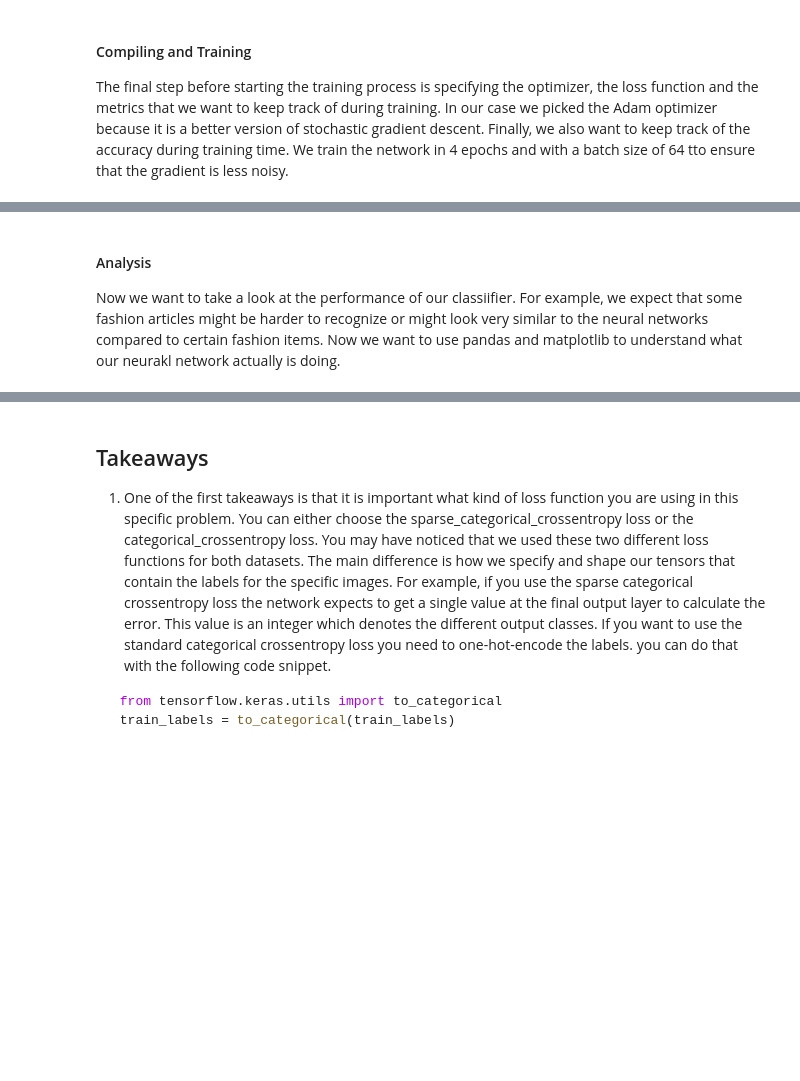
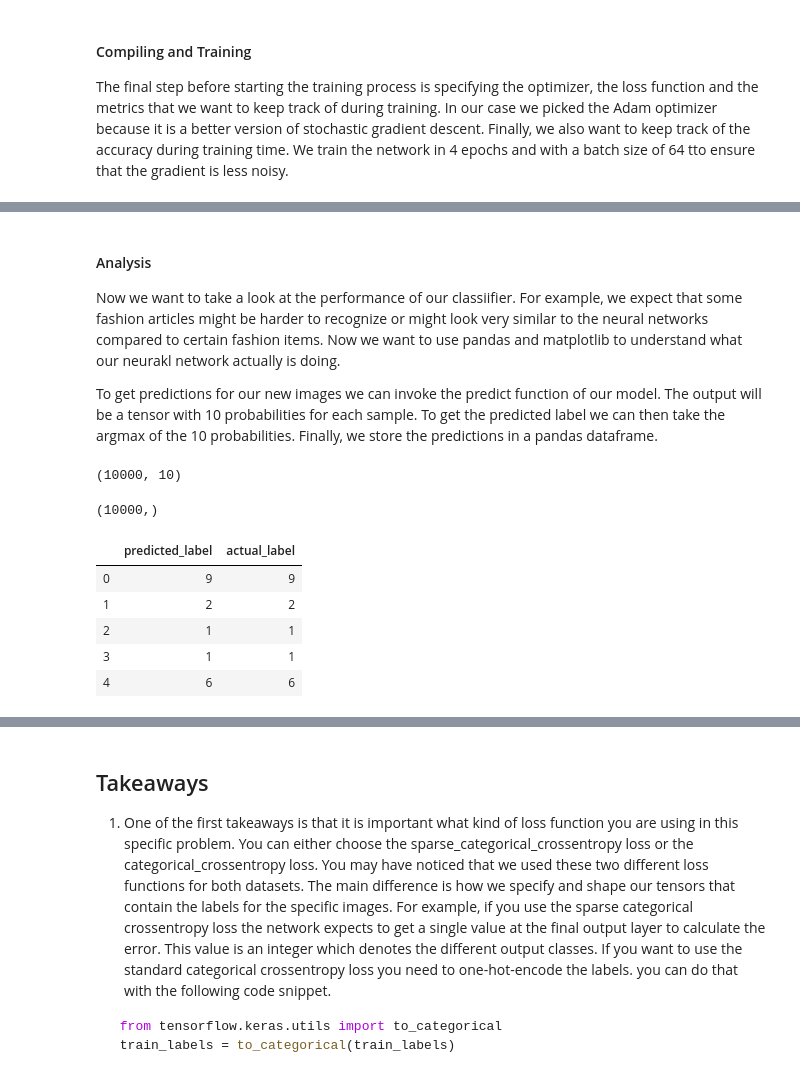
Before and after one commit to Lukas-Justen/Machine-Learning-Tutorials, a Jupyter notebook: 01_MNIST/Exploration.ipynb, the cells around one changed output, grey strips where cells are left out. Cells and saved outputs as stored; diff of their text form; code cells hidden in the pictures; blank space fills up the shorter version.

```diff
--- a/01_MNIST/Exploration.ipynb
+++ b/01_MNIST/Exploration.ipynb
@@ -109,3 +111,5 @@ Test accuracy: 0.9156
 # %% [markdown]
 #### Analysis
 Now we want to take a look at the performance of our classiifier. For example, we expect that some fashion articles might be harder to recognize or might look very similar to the neural networks compared to certain fashion items. Now we want to use pandas and matplotlib to understand what our neurakl network actually is doing.
+
+To get predictions for our new images we can invoke the predict function of our model. The output will be a tensor with 10 probabilities for each sample. To get the predicted label we can then take the argmax of the 10 probabilities. Finally, we store the predictions in a pandas dataframe.
@@ -113,0 +116,22 @@ Now we want to take a look at the performance of our classiifier. For example, w
+# %%
+predicted_labels = model.predict(test_images)
+predicted_labels.shape
+# %% [output]
+(10000, 10)
+# %%
+predictions = np.argmax(predicted_labels, axis=1)
+predictions.shape
+# %% [output]
+(10000,)
+# %%
+results = pd.DataFrame()
+results["predicted_label"] = predictions
+results["actual_label"] = test_labels
+results.head()
+# %% [output]
+|  | predicted_label | actual_label |
+| 0 | 9 | 9 |
+| 1 | 2 | 2 |
+| 2 | 1 | 1 |
+| 3 | 1 | 1 |
+| 4 | 6 | 6 |
```
Also changed, not shown: parts of 7 cells of this notebook.
